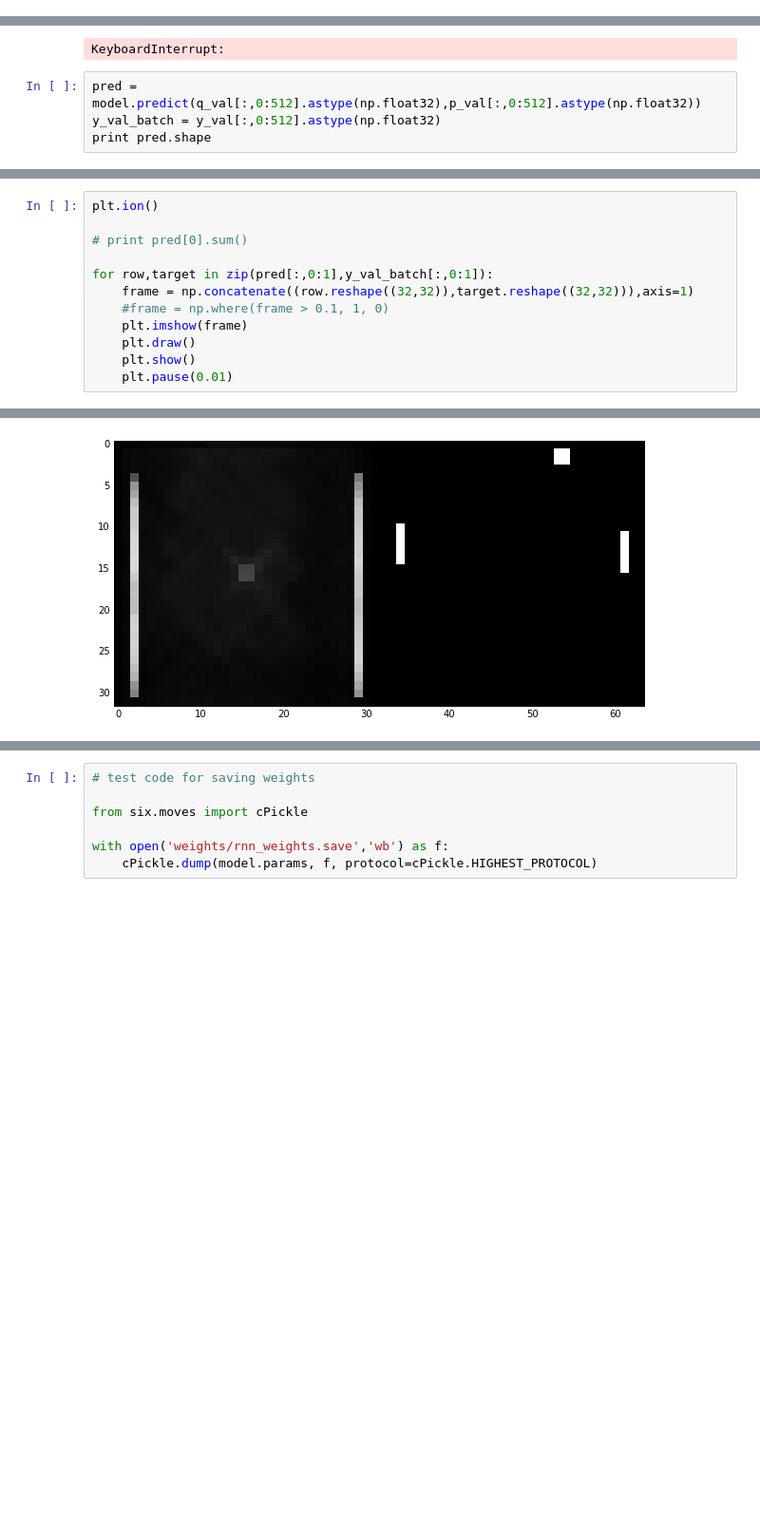
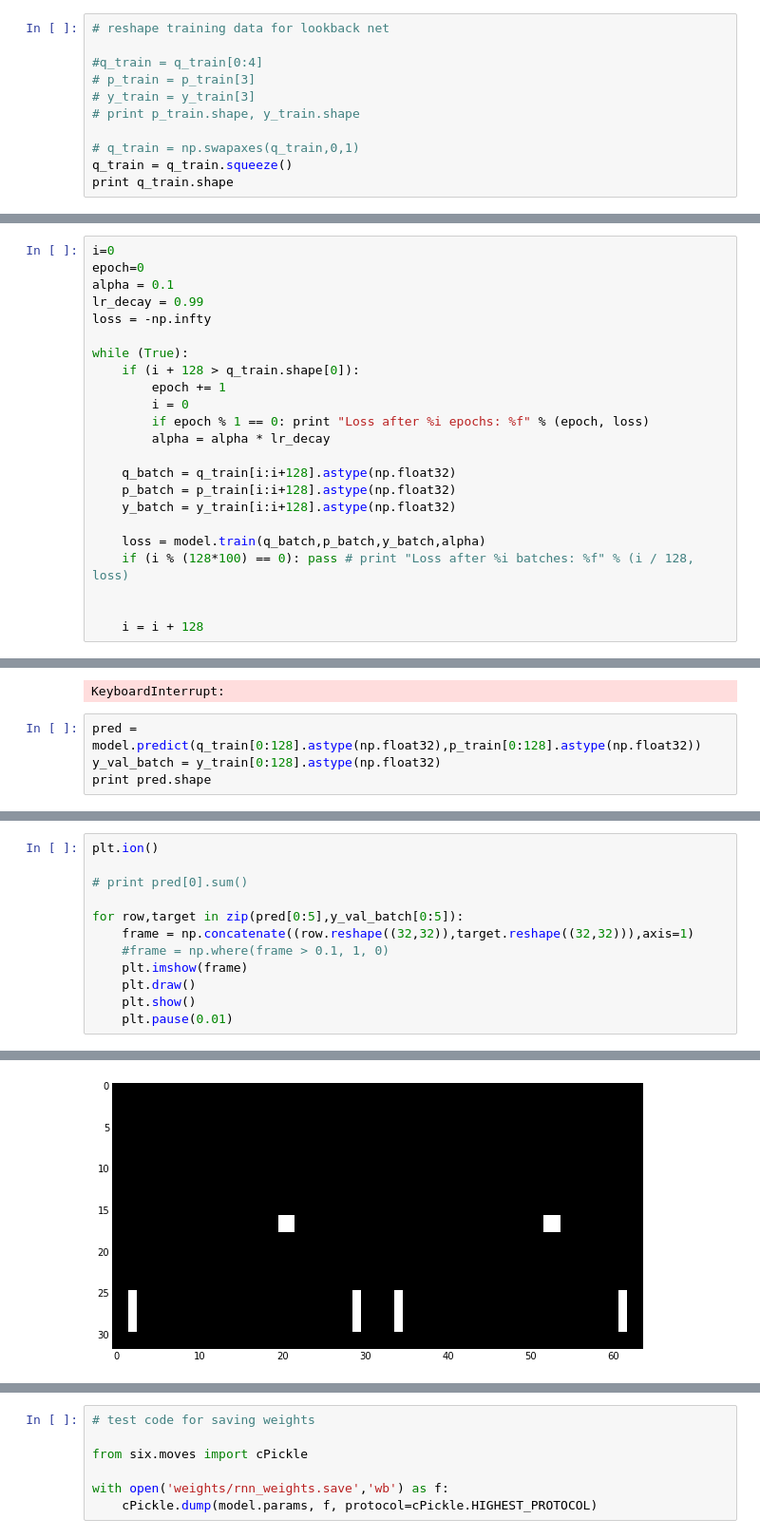
Before and after one commit to dmgottlieb/pong_rnn, a Jupyter notebook: PongRNN.ipynb, the cells around one changed output, grey strips where cells are left out. Shown at 95% size. Saved outputs shown, nothing was run; the diff lists cells and outputs as text; blank space fills up the shorter version.

```diff
--- a/PongRNN.ipynb
+++ b/PongRNN.ipynb
@@ -140,0 +150,11 @@ for s in [q_train,p_train,y_train]:
+# %%
+# reshape training data for lookback net
+
+#q_train = q_train[0:4]
+# p_train = p_train[3]
+# y_train = y_train[3]
+# print p_train.shape, y_train.shape
+
+# q_train = np.swapaxes(q_train,0,1)
+q_train = q_train.squeeze()
+print q_train.shape
@@ -140,0 +163,23 @@ for s in [q_train,p_train,y_train]:
+# %%
+i=0
+epoch=0
+alpha = 0.1
+lr_decay = 0.99
+loss = -np.infty
+
+while (True):
+    if (i + 128 > q_train.shape[0]):
+        epoch += 1
+        i = 0
+        if epoch % 1 == 0: print "Loss after %i epochs: %f" % (epoch, loss)
+        alpha = alpha * lr_decay
+
+    q_batch = q_train[i:i+128].astype(np.float32)
+    p_batch = p_train[i:i+128].astype(np.float32)
+    y_batch = y_train[i:i+128].astype(np.float32)
+
+    loss = model.train(q_batch,p_batch,y_batch,alpha)
+    if (i % (128*100) == 0): pass # print "Loss after %i batches: %f" % (i / 128, loss)
+
+
+    i = i + 128
@@ -191,7 +255,7 @@ Loss after 11 batches: 0.287712
 Loss after 12 batches: 0.285919
 KeyboardInterrupt:
 # %%
-pred = model.predict(q_val[:,0:512].astype(np.float32),p_val[:,0:512].astype(np.float32))
-y_val_batch = y_val[:,0:512].astype(np.float32)
+pred = model.predict(q_train[0:128].astype(np.float32),p_train[0:128].astype(np.float32))
+y_val_batch = y_train[0:128].astype(np.float32)
 print pred.shape
 # %% [output]
@@ -201,7 +265,7 @@ plt.ion()
 
 # print pred[0].sum()
 
-for row,target in zip(pred[:,0:1],y_val_batch[:,0:1]):
+for row,target in zip(pred[0:5],y_val_batch[0:5]):
     frame = np.concatenate((row.reshape((32,32)),target.reshape((32,32))),axis=1)
     #frame = np.where(frame > 0.1, 1, 0)
     plt.imshow(frame)
@@ -214 +278 @@ for row,target in zip(pred[:,0:1],y_val_batch[:,0:1]):
-[figure, old version]
+[figure, new version]
```
Also changed, not shown: parts of 7 cells of this notebook, 2 other files.
